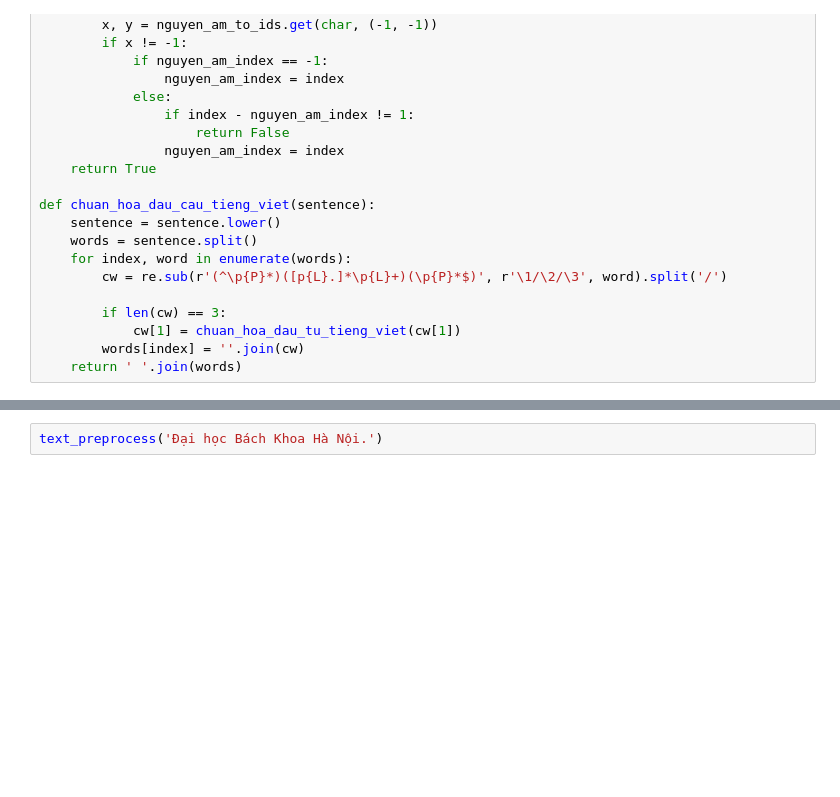
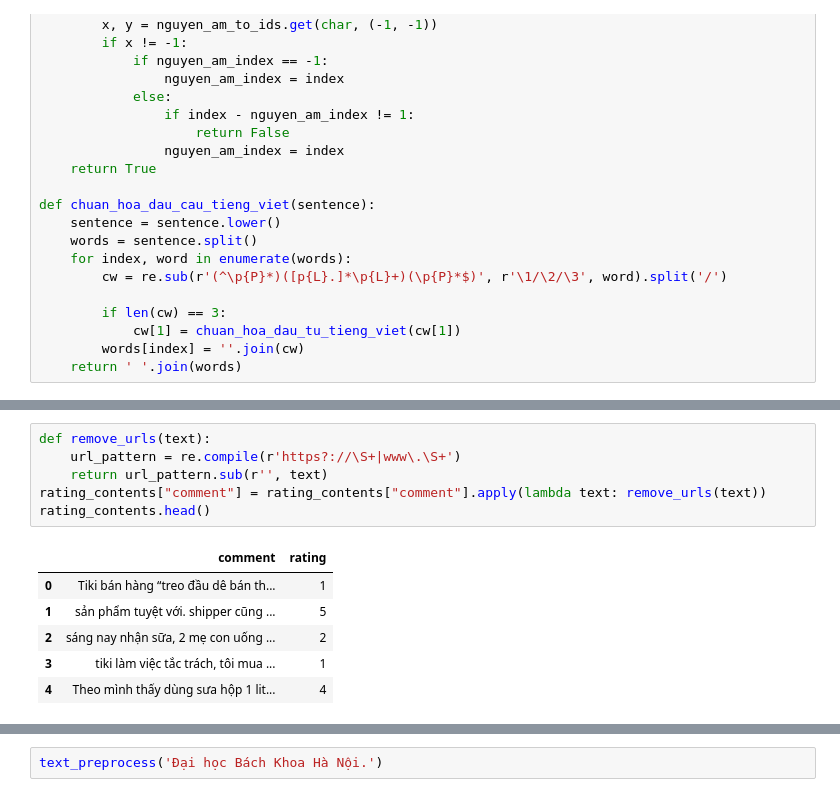
Before and after one commit to JJLEE-20194099/TikiDS, a Jupyter notebook: [7] Modeling/Review Rating Prediction And Suggestion Problem/Build Your Own Model/[2] Tiki Review Rating Analysis.ipynb, the cells around one changed output, grey strips where cells are left out. Drawn from its saved outputs; the diff is of its cells as text; blank space fills up the shorter version.

```diff
--- a/[7] Modeling/Review Rating Prediction And Suggestion Problem/Build Your Own Model/[2] Tiki Review Rating Analysis.ipynb
+++ b/[7] Modeling/Review Rating Prediction And Suggestion Problem/Build Your Own Model/[2] Tiki Review Rating Analysis.ipynb
@@ -205,0 +221,13 @@ def chuan_hoa_dau_cau_tieng_viet(sentence):
+# %%
+def remove_urls(text):
+    url_pattern = re.compile(r'https?://\S+|www\.\S+')
+    return url_pattern.sub(r'', text)
+rating_contents["comment"] = rating_contents["comment"].apply(lambda text: remove_urls(text))
+rating_contents.head()
+# %% [output]
+|  | comment | rating |
+| 0 | Tiki bán hàng “treo đầu dê bán th... | 1 |
+| 1 | sản phẩm tuyệt với. shipper cũng ... | 5 |
+| 2 | sáng nay nhận sữa, 2 mẹ con uống ... | 2 |
+| 3 | tiki làm việc tắc trách, tôi mua ... | 1 |
+| 4 | Theo mình thấy dùng sưa hộp 1 lit... | 4 |
```
Also changed, not shown: parts of 48 cells of this notebook, 1 other file.
